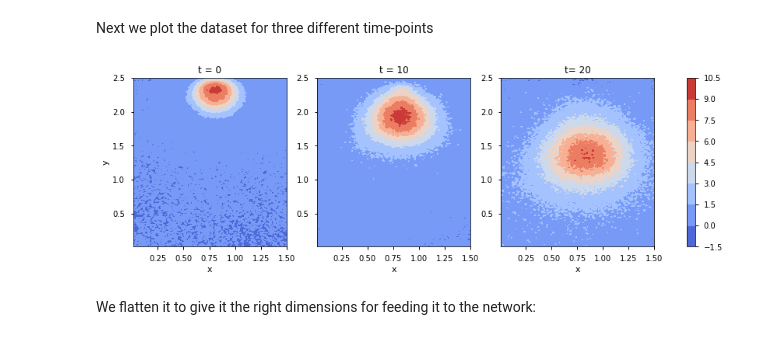
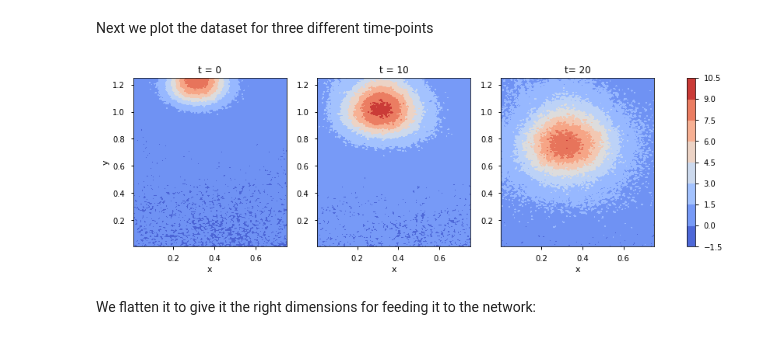
Before and after one commit to PhIMaL/DeePyMoD_tensorflow, a Jupyter notebook: Examples/Advection_Diffusion_Experiment.ipynb, the cells around one changed output. Drawn from its saved outputs; the diff is of its cells as text; code cells hidden in the pictures.

```diff
--- a/Examples/Advection_Diffusion_Experiment.ipynb
+++ b/Examples/Advection_Diffusion_Experiment.ipynb
@@ -23,7 +23,7 @@ np.random.seed(40)  # setting seed for randomisation
 # %% [markdown]
 Next, we prepare the dataset.
 # %%
-u_v = np.load('data/Diffusion29July/diffusion_advection_29longb.npy')
+u_v = np.load('data/Diffusion29July/diffusion_advection_29long.npy')
 u_v = np.moveaxis(u_v,0,-1)/10.0
 data = loadmat('data/Diffusion29July/Diffusion_advection_29long.mat')
 usol = np.real(data['Expression1'])
@@ -36,33 +36,33 @@ x_v.shape
 # %% [output]
 (150, 300, 43)
 # %%
-x_v = x_v[:,:250,5:]
-y_v = y_v[:,:250,5:]
-t_v = t_v[:,:250,5:]
-u_v = u_v[:,:250,5:]
+x_v = x_v[:,:250,10:]/2.0
+y_v = y_v[:,:250,10:]/2.0
+t_v = t_v[:,:250,10:]/2.0
+u_v = u_v[:,:250,10:]
 # %% [markdown]
 Next we plot the dataset for three different time-points
 # %%
 fig, axes = plt.subplots(ncols=3, figsize=(15, 4))
 
 im0 = axes[0].contourf(x_v[:,:,1], y_v[:,:,1], u_v[:,:,0], cmap='coolwarm')
 axes[0].set_xlabel('x')
 axes[0].set_ylabel('y')
 axes[0].set_title('t = 0')
 
 im1 = axes[1].contourf(x_v[:,:,1], y_v[:,:,1], u_v[:,:,15], cmap='coolwarm')
 axes[1].set_xlabel('x')
 axes[1].set_title('t = 10')
 
-im2 = axes[2].contourf(x_v[:,:,1], y_v[:,:,1], u_v[:,:,34], cmap='coolwarm')
+im2 = axes[2].contourf(x_v[:,:,1], y_v[:,:,1], u_v[:,:,32], cmap='coolwarm')
 axes[2].set_xlabel('x')
 axes[2].set_title('t= 20')
 
 fig.colorbar(im1, ax=axes.ravel().tolist())
 
 plt.show()
 # %% [output]
-[figure, old version]
+[figure, new version]
 # %% [markdown]
 We flatten it to give it the right dimensions for feeding it to the network:
 # %%
```
Also changed, not shown: parts of 6 cells of this notebook, 23 other files.
